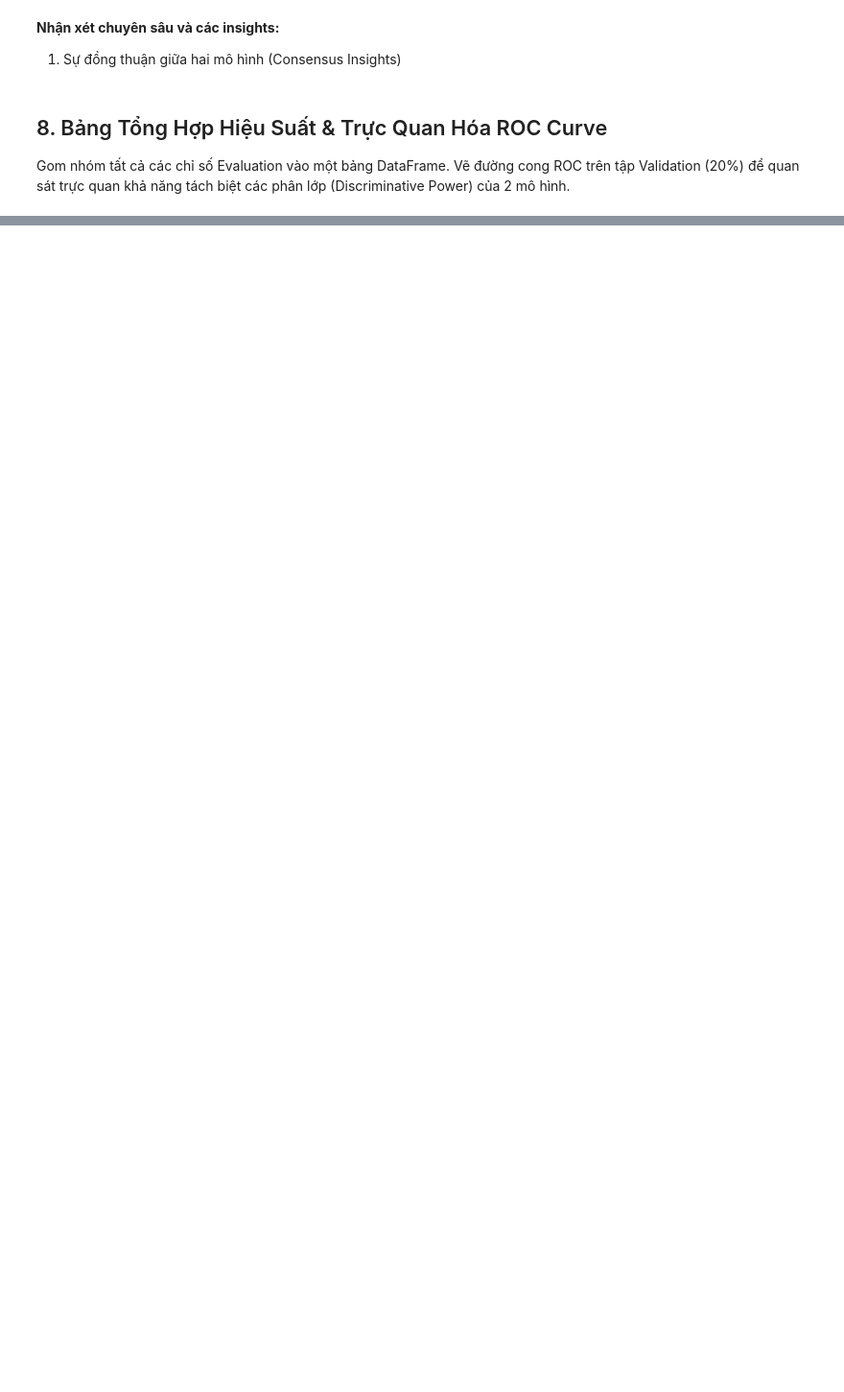
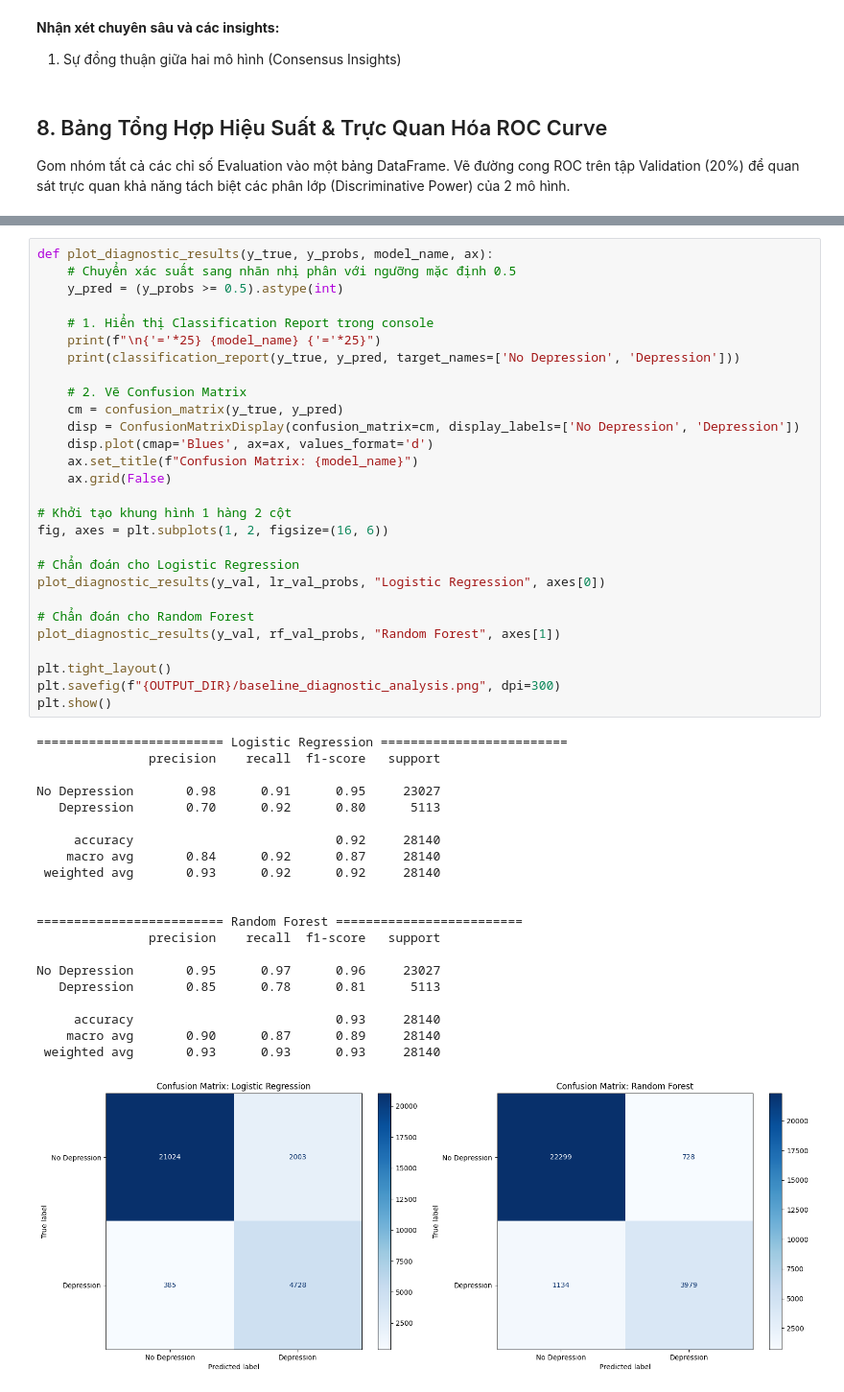
Before and after one commit to s4lt1f0l/Exploring-Mental-Health-Data, a Jupyter notebook: notebooks/03_baseline_models.ipynb, the cells around one changed output, grey strips where cells are left out. Shown at 96% size. Drawn from its saved outputs; the diff is of its cells as text; blank space fills up the shorter version.

```diff
--- a/notebooks/03_baseline_models.ipynb
+++ b/notebooks/03_baseline_models.ipynb
@@ -232 +270,51 @@ plt.show()
+# %%
+def plot_diagnostic_results(y_true, y_probs, model_name, ax):
+    # Chuyển xác suất sang nhãn nhị phân với ngưỡng mặc định 0.5
+    y_pred = (y_probs >= 0.5).astype(int)
+
+    # 1. Hiển thị Classification Report trong console
+    print(f"\n{'='*25} {model_name} {'='*25}")
+    print(classification_report(y_true, y_pred, target_names=['No Depression', 'Depression']))
+
+    # 2. Vẽ Confusion Matrix
+    cm = confusion_matrix(y_true, y_pred)
+    disp = ConfusionMatrixDisplay(confusion_matrix=cm, display_labels=['No Depression', 'Depression'])
+    disp.plot(cmap='Blues', ax=ax, values_format='d')
+    ax.set_title(f"Confusion Matrix: {model_name}")
+    ax.grid(False)
+
+# Khởi tạo khung hình 1 hàng 2 cột
+fig, axes = plt.subplots(1, 2, figsize=(16, 6))
+
+# Chẩn đoán cho Logistic Regression
+plot_diagnostic_results(y_val, lr_val_probs, "Logistic Regression", axes[0])
+
+# Chẩn đoán cho Random Forest
+plot_diagnostic_results(y_val, rf_val_probs, "Random Forest", axes[1])
+
+plt.tight_layout()
+plt.savefig(f"{OUTPUT_DIR}/baseline_diagnostic_analysis.png", dpi=300)
+plt.show()
+# %% [output]
+========================= Logistic Regression =========================
+               precision    recall  f1-score   support
+
+No Depression       0.98      0.91      0.95     23027
+   Depression       0.70      0.92      0.80      5113
+
+     accuracy                           0.92     28140
+    macro avg       0.84      0.92      0.87     28140
+ weighted avg       0.93      0.92      0.92     28140
+
+
+========================= Random Forest =========================
+               precision    recall  f1-score   support
+
+No Depression       0.95      0.97      0.96     23027
+   Depression       0.85      0.78      0.81      5113
+
+     accuracy                           0.93     28140
+    macro avg       0.90      0.87      0.89     28140
+ weighted avg       0.93      0.93      0.93     28140
+[figure, added]
 # %% [markdown]
```
Also changed, not shown: parts of 8 cells of this notebook.
